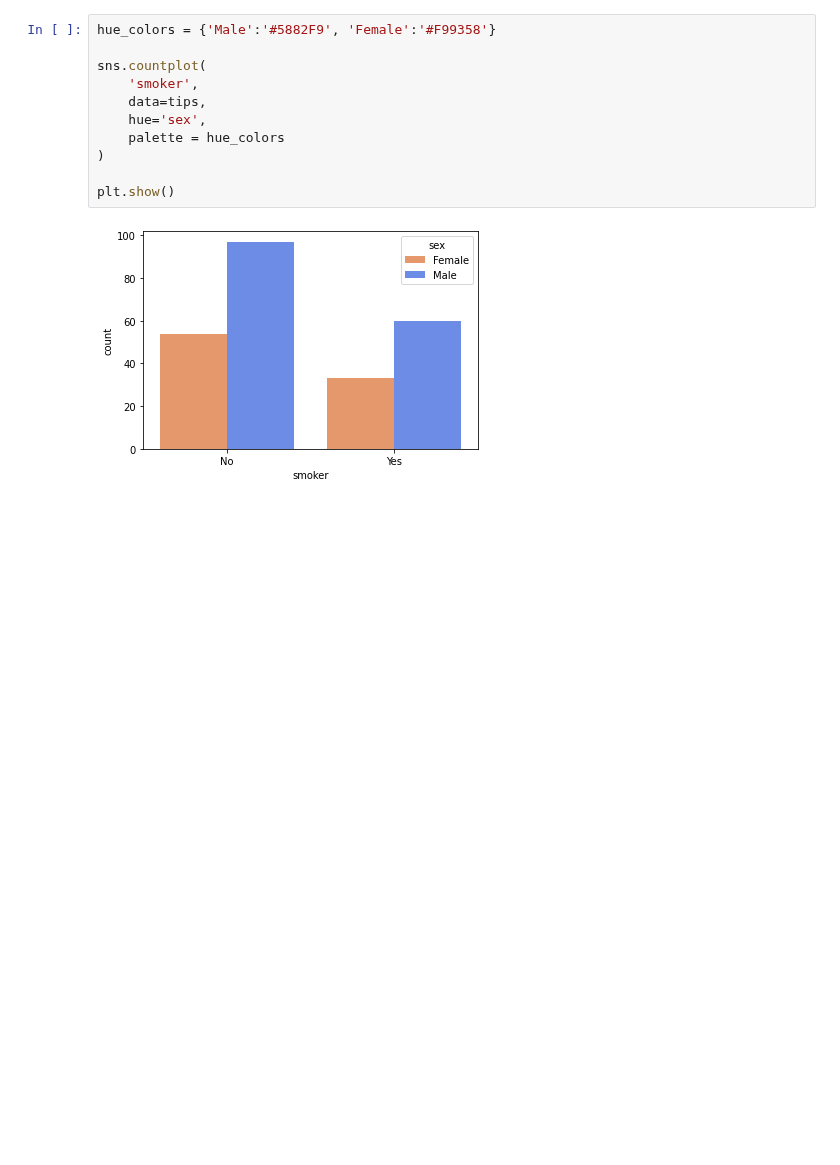
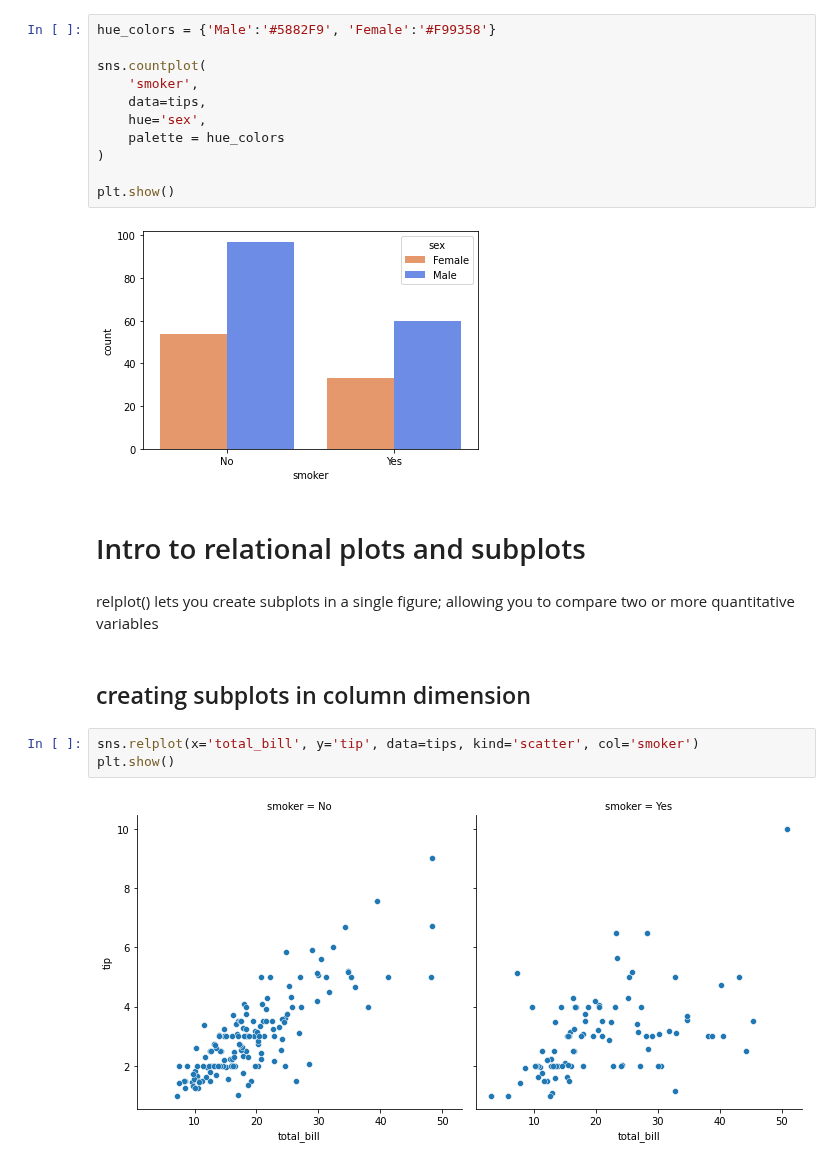
Before and after one commit to Jose-Servin/DataCamp, a Jupyter notebook: Courses/Intro_Seaborn/all_about_Seaborn.ipynb, the cells around one changed output. Cells and saved outputs as stored; diff of their text form; blank space fills up the shorter version.

```diff
--- a/Courses/Intro_Seaborn/all_about_Seaborn.ipynb
+++ b/Courses/Intro_Seaborn/all_about_Seaborn.ipynb
@@ -161,3 +161,14 @@ sns.countplot(
 plt.show()
 # %% [output]
 [figure]
+# %% [markdown]
+# Intro to relational plots and subplots
+# %% [markdown]
+ relplot() lets you create subplots in a single figure; allowing you to compare two or more quantitative variables
+# %% [markdown]
+## creating subplots in column dimension
+# %%
+sns.relplot(x='total_bill', y='tip', data=tips, kind='scatter', col='smoker')
+plt.show()
+# %% [output]
+[figure, added]
```
Also changed, not shown: parts of 12 cells of this notebook.
